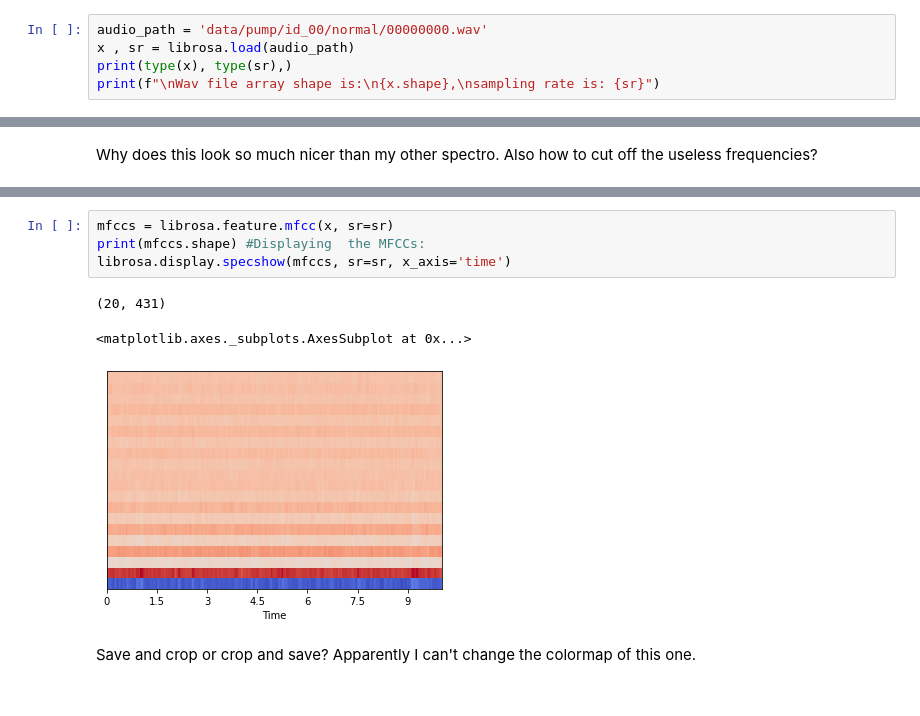
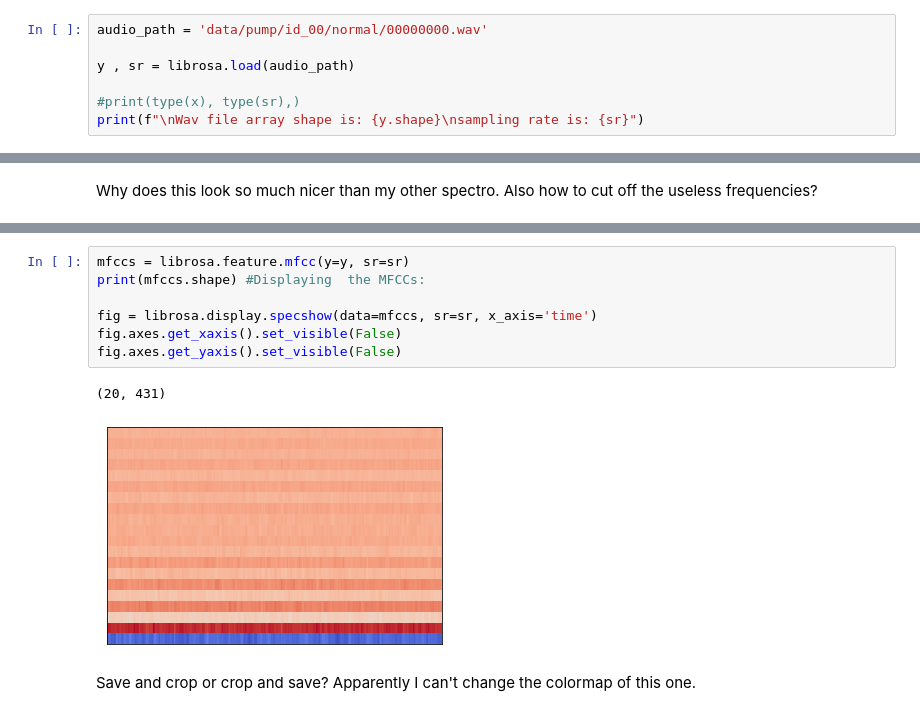
Before and after one commit to PeterFriedrich/machine-sound-prediction, a Jupyter notebook: upgraded-audio-pre-processing.ipynb, the cells around one changed output, grey strips where cells are left out. Saved outputs shown, nothing was run; the diff lists cells and outputs as text.

```diff
--- a/upgraded-audio-pre-processing.ipynb
+++ b/upgraded-audio-pre-processing.ipynb
@@ -11,7 +15,9 @@ ls data/pump/id_00/abnormal/00000001.wav
 data/pump/id_00/abnormal/00000001.wav
 # %%
 audio_path = 'data/pump/id_00/normal/00000000.wav'
-x , sr = librosa.load(audio_path)
-print(type(x), type(sr),)
-print(f"\nWav file array shape is:\n{x.shape},\nsampling rate is: {sr}")
+
+y , sr = librosa.load(audio_path)
+
+#print(type(x), type(sr),)
+print(f"\nWav file array shape is: {y.shape}\nsampling rate is: {sr}")
 # %% [output]
@@ -56,10 +59,12 @@ Why does this look so much nicer than my other spectro. Also how to cut off the
 # %%
-mfccs = librosa.feature.mfcc(x, sr=sr)
+mfccs = librosa.feature.mfcc(y=y, sr=sr)
 print(mfccs.shape) #Displaying  the MFCCs:
-librosa.display.specshow(mfccs, sr=sr, x_axis='time')
+
+fig = librosa.display.specshow(data=mfccs, sr=sr, x_axis='time')
+fig.axes.get_xaxis().set_visible(False)
+fig.axes.get_yaxis().set_visible(False)
 # %% [output]
 (20, 431)
-<matplotlib.axes._subplots.AxesSubplot at 0x...>
-[figure, old version]
+[figure, new version]
 # %% [markdown]
 Save and crop or crop and save? Apparently I can't change the colormap of this one.
```
Also changed, not shown: parts of 11 cells of this notebook, 1 other file.
